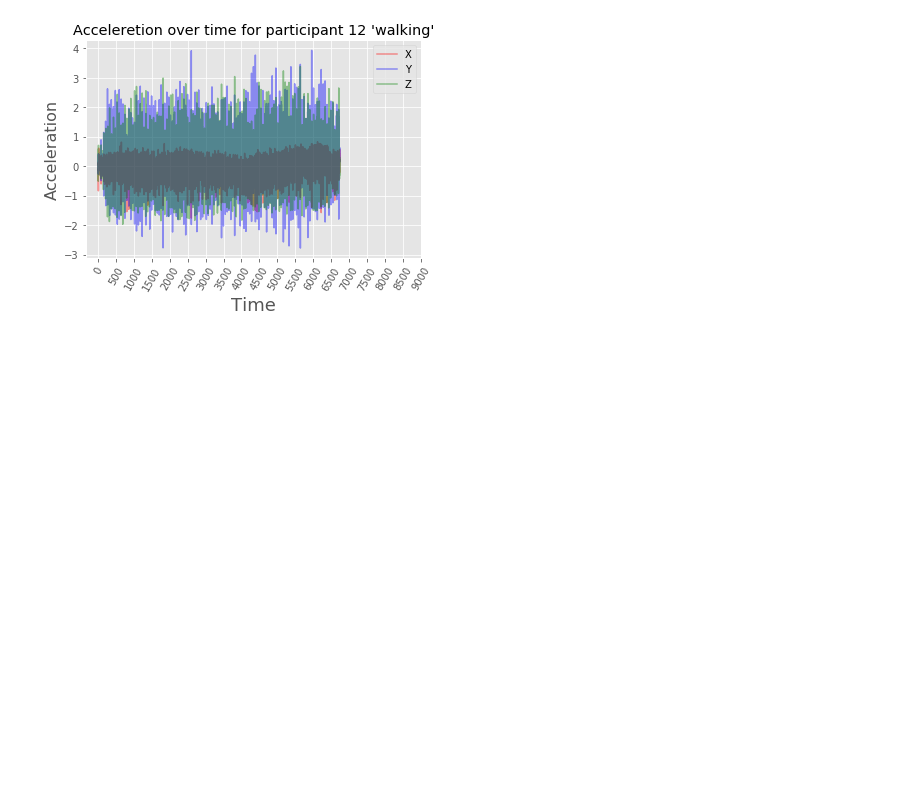
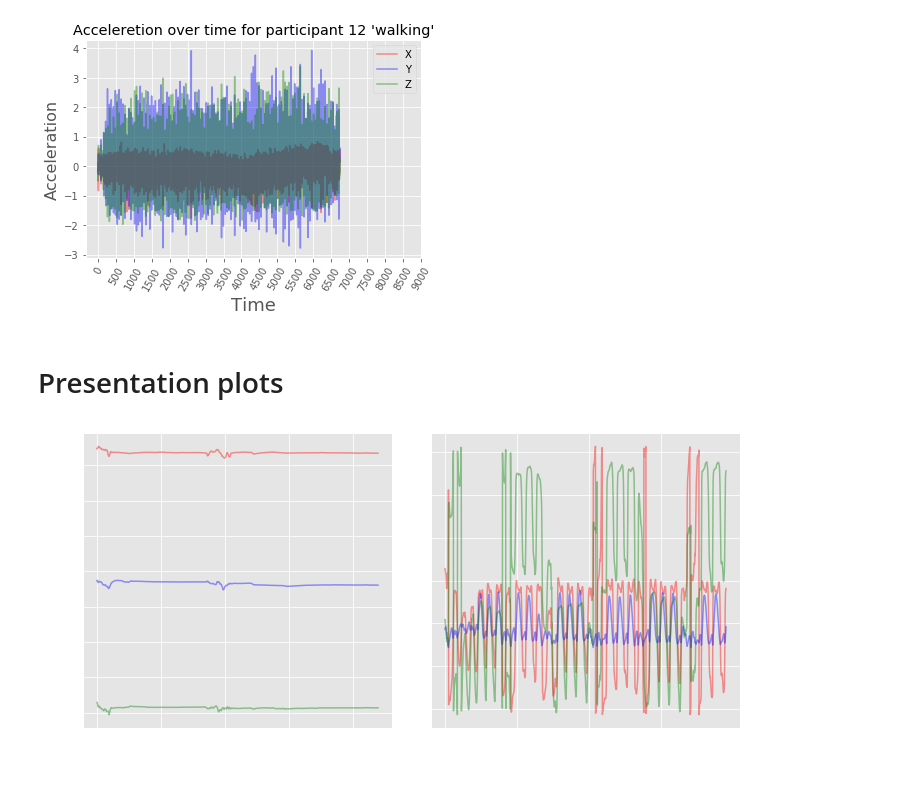
Before and after one commit to idocal/motionsense, a Jupyter notebook: MotionSenese/initial-analysis.ipynb, the cells around one changed output. Saved outputs shown, nothing was run; the diff lists cells and outputs as text; code cells hidden in the pictures; blank space fills up the shorter version.

Commit message:
Designed Presentation

```diff
--- a/MotionSenese/initial-analysis.ipynb
+++ b/MotionSenese/initial-analysis.ipynb
@@ -423,3 +423,32 @@ plt.legend()
 plt.show()
 # %% [output]
 [figure]
+# %% [markdown]
+# Presentation plots
+# %%
+fig = plt.figure(figsize=(10, 5))
+plt.subplot(1, 2, 1)
+plt.style.use("ggplot")
+plt.plot(df_prc6_sit_att["attitude.roll"], color='red', alpha=0.4, label="Roll")
+plt.plot(df_prc6_sit_att["attitude.pitch"], color='blue', alpha=0.4, label="Pitch")
+plt.plot(df_prc6_sit_att["attitude.yaw"], color='green', alpha=0.4, label="Yaw")
+axis_indexs = df_prc6_sit_att["time"][::500] # show on axis every 200 recode, ~every 4 seconds
+plt.xticks(axis_indexs, rotation=60)
+plt.gca().tick_params(colors='w')
+
+
+plt.subplot(1, 2, 2)
+plt.style.use("ggplot")
+plt.plot(df_prc6_ups_att["attitude.roll"], color='red', alpha=0.4, label="Roll")
+plt.plot(df_prc6_ups_att["attitude.pitch"], color='blue', alpha=0.4, label="Pitch")
+plt.plot(df_prc6_ups_att["attitude.yaw"], color='green', alpha=0.4, label="Yaw")
+axis_indexs = df_prc6_ups_att["time"][::500] # show on axis every 200 recode, - ~every 4 seconds
+plt.xticks(axis_indexs, rotation=60)
+plt.gca().tick_params(colors='w', labelsize='large')
+
+
+plt.tight_layout()
+#plt.show()
+plt.savefig("ex1.png", transparent=True)
+# %% [output]
+[figure, added]
```
Also changed, not shown: parts of 3 cells of this notebook, 12 other files.
